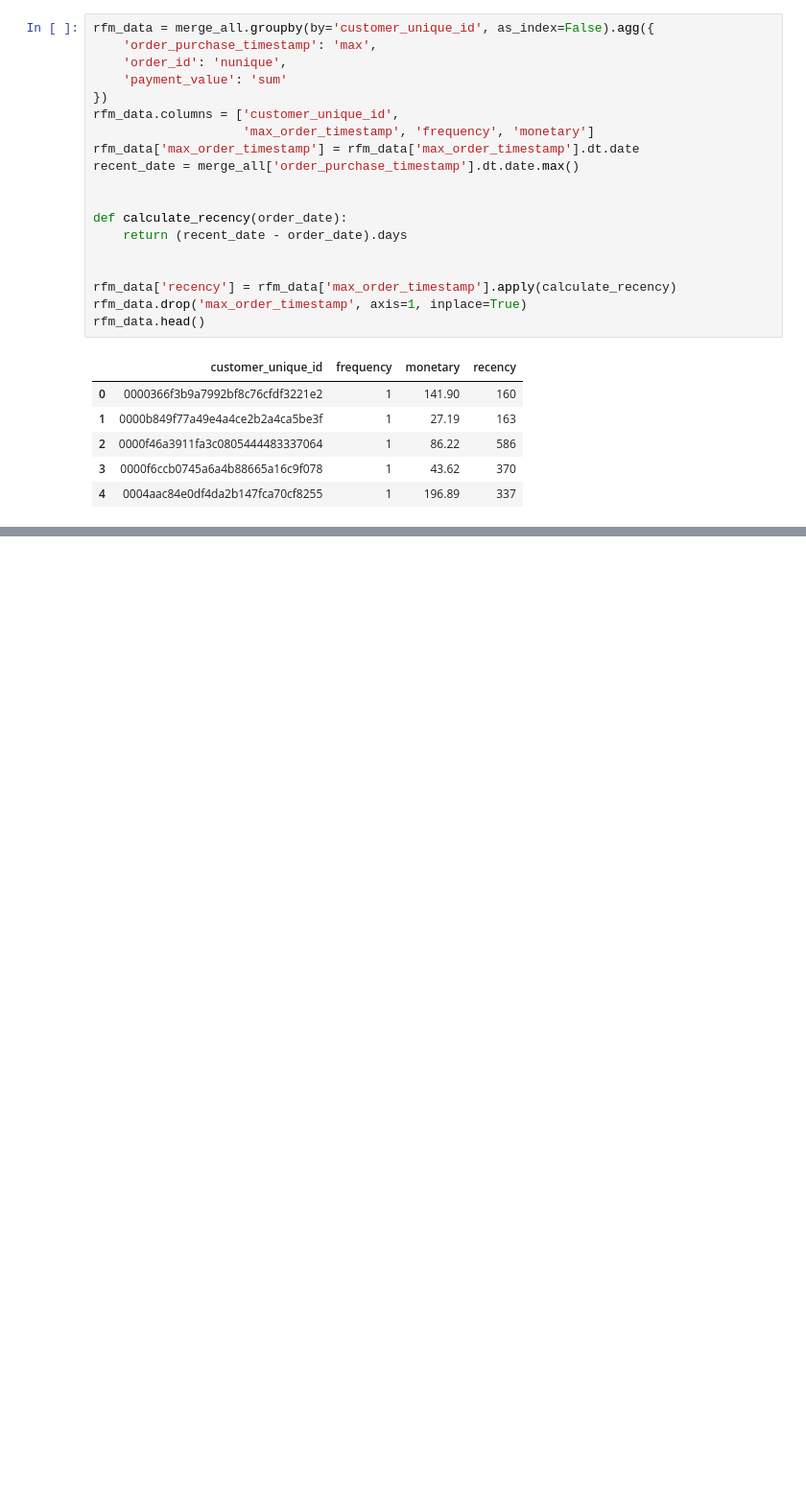
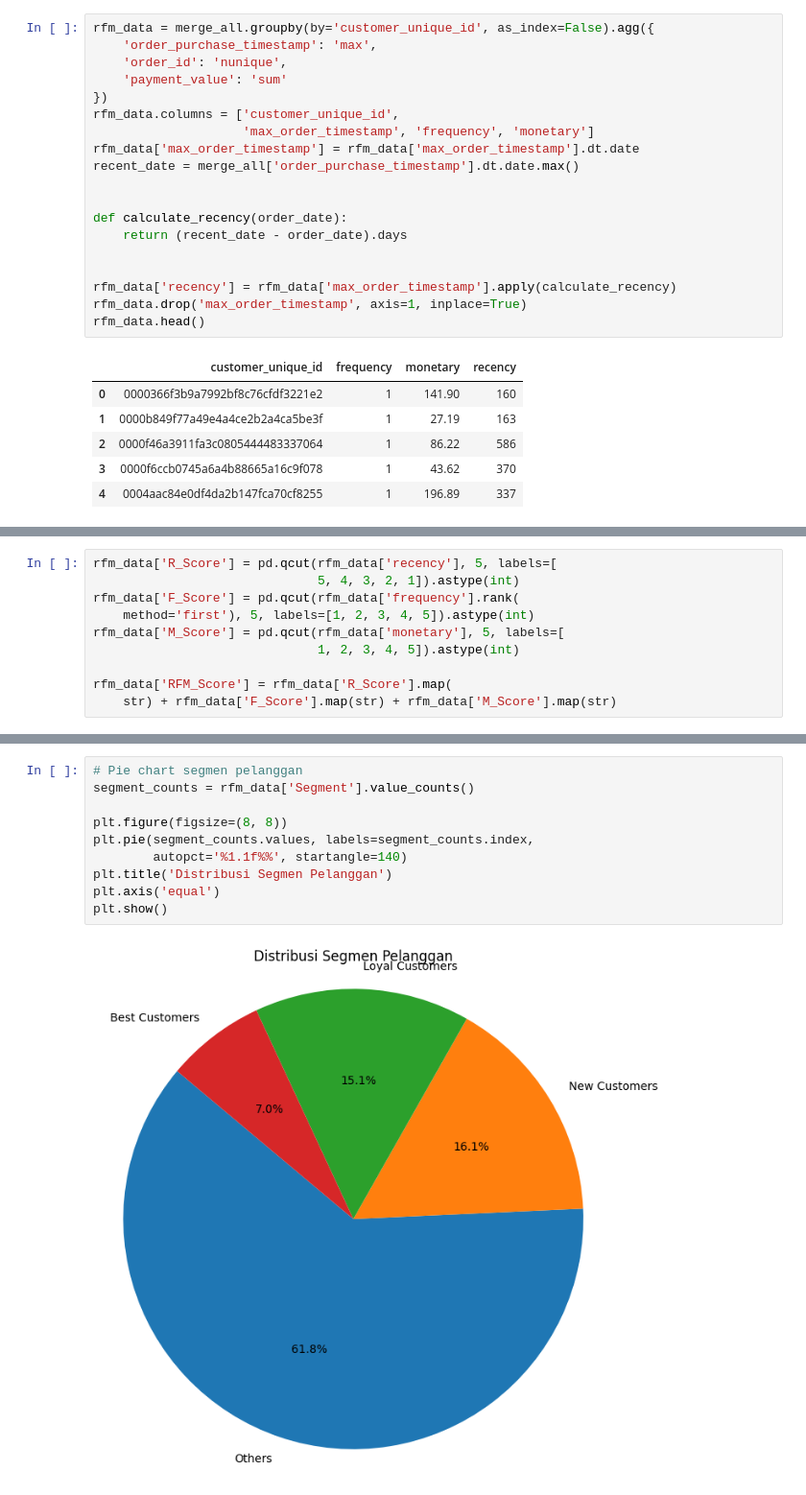
Before and after one commit to lazuardiff/proyek-analisis-data-dicoding, a Jupyter notebook: submission/notebook.ipynb, the cells around one changed output, grey strips where cells are left out. Shown at 96% size. Cells and saved outputs as stored; diff of their text form; blank space fills up the shorter version.

```diff
--- a/submission/notebook.ipynb
+++ b/submission/notebook.ipynb
@@ -1264,0 +1250,10 @@ plt.show()
+# %%
+rfm_data['R_Score'] = pd.qcut(rfm_data['recency'], 5, labels=[
+                              5, 4, 3, 2, 1]).astype(int)
+rfm_data['F_Score'] = pd.qcut(rfm_data['frequency'].rank(
+    method='first'), 5, labels=[1, 2, 3, 4, 5]).astype(int)
+rfm_data['M_Score'] = pd.qcut(rfm_data['monetary'], 5, labels=[
+                              1, 2, 3, 4, 5]).astype(int)
+
+rfm_data['RFM_Score'] = rfm_data['R_Score'].map(
+    str) + rfm_data['F_Score'].map(str) + rfm_data['M_Score'].map(str)
@@ -1264,0 +1303,12 @@ plt.show()
+# %%
+# Pie chart segmen pelanggan
+segment_counts = rfm_data['Segment'].value_counts()
+
+plt.figure(figsize=(8, 8))
+plt.pie(segment_counts.values, labels=segment_counts.index,
+        autopct='%1.1f%%', startangle=140)
+plt.title('Distribusi Segmen Pelanggan')
+plt.axis('equal')
+plt.show()
+# %% [output]
+[figure, added]
```
Also changed, not shown: parts of 12 cells of this notebook.
